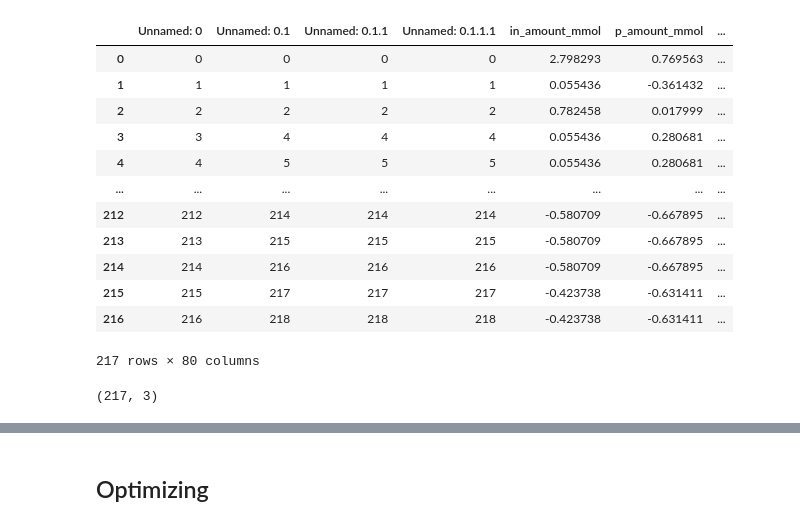
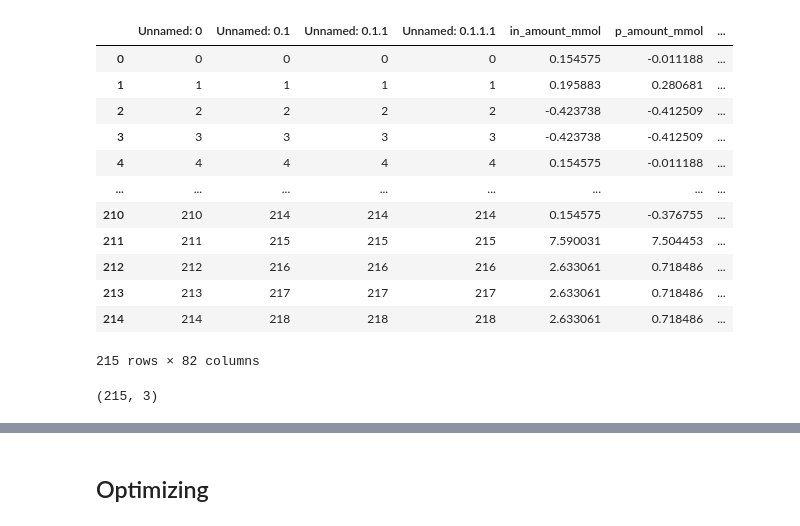
Before and after one commit to Health-Universe/Indium-Phosphide, a Jupyter notebook: notebook/flo/4. Multi-output.ipynb, the cells around one changed output, grey strips where cells are left out. Saved outputs shown, nothing was run; the diff lists cells and outputs as text; code cells hidden in the pictures.

```diff
--- a/notebook/flo/4. Multi-output.ipynb
+++ b/notebook/flo/4. Multi-output.ipynb
@@ -37,22 +37,22 @@ from pandas import DataFrame
 # Show progress bar
 from tqdm import tqdm
 # %%
-df = pd.read_csv('dataset_augmented.csv')
+df = pd.read_csv('flo_dataset_augmented.csv')
 df
 # %% [output]
 |  | Unnamed: 0 | Unnamed: 0.1 | Unnamed: 0.1.1 | Unnamed: 0.1.1.1 | in_amount_mmol | p_amount_mmol | ... |
-| 0 | 0 | 0 | 0 | 0 | 2.798293 | 0.769563 | ... |
-| 1 | 1 | 1 | 1 | 1 | 0.055436 | -0.361432 | ... |
-| 2 | 2 | 2 | 2 | 2 | 0.782458 | 0.017999 | ... |
-| 3 | 3 | 4 | 4 | 4 | 0.055436 | 0.280681 | ... |
-| 4 | 4 | 5 | 5 | 5 | 0.055436 | 0.280681 | ... |
+| 0 | 0 | 0 | 0 | 0 | 0.154575 | -0.011188 | ... |
+| 1 | 1 | 1 | 1 | 1 | 0.195883 | 0.280681 | ... |
+| 2 | 2 | 2 | 2 | 2 | -0.423738 | -0.412509 | ... |
+| 3 | 3 | 3 | 3 | 3 | -0.423738 | -0.412509 | ... |
+| 4 | 4 | 4 | 4 | 4 | 0.154575 | -0.011188 | ... |
 | ... | ... | ... | ... | ... | ... | ... | ... |
-| 212 | 212 | 214 | 214 | 214 | -0.580709 | -0.667895 | ... |
-| 213 | 213 | 215 | 215 | 215 | -0.580709 | -0.667895 | ... |
-| 214 | 214 | 216 | 216 | 216 | -0.580709 | -0.667895 | ... |
-| 215 | 215 | 217 | 217 | 217 | -0.423738 | -0.631411 | ... |
-| 216 | 216 | 218 | 218 | 218 | -0.423738 | -0.631411 | ... |
+| 210 | 210 | 214 | 214 | 214 | 0.154575 | -0.376755 | ... |
+| 211 | 211 | 215 | 215 | 215 | 7.590031 | 7.504453 | ... |
+| 212 | 212 | 216 | 216 | 216 | 2.633061 | 0.718486 | ... |
+| 213 | 213 | 217 | 217 | 217 | 2.633061 | 0.718486 | ... |
+| 214 | 214 | 218 | 218 | 218 | 2.633061 | 0.718486 | ... |
-217 rows × 80 columns
+215 rows × 82 columns
 # %%
 # Input for ML models
 
@@ -142,7 +96,7 @@ X_train, X_test, Y_train, Y_test = train_test_split(X, Y, test_size=0.15, random
 # %%
 Y.shape
 # %% [output]
-(217, 3)
+(215, 3)
 # %%
 X.shape
 # %% [output]
```
Also changed, not shown: parts of 16 cells of this notebook, 20 other files.
